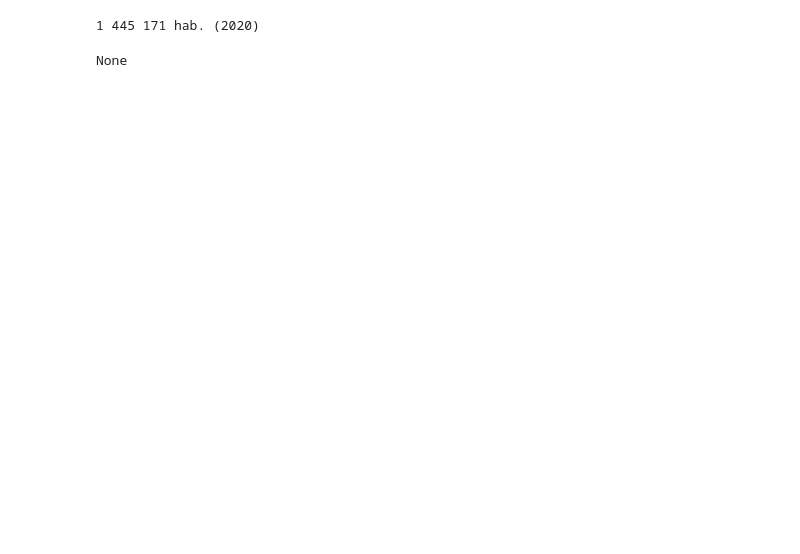
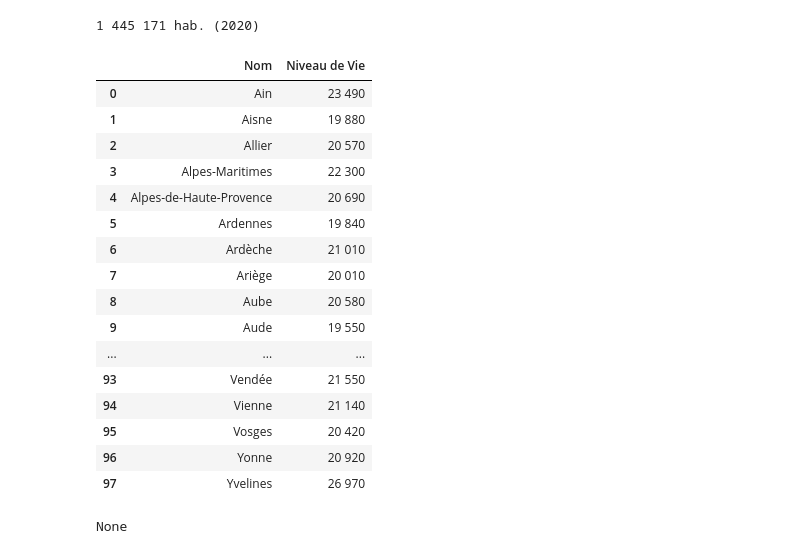
Before and after one commit to tgarnier067/Projet-Python-2023, a Jupyter notebook: recup_données.ipynb, the cells around one changed output. Cells and saved outputs as stored; diff of their text form; code cells hidden in the pictures; blank space fills up the shorter version.

Commit message:
Webscrapping du niveau de vie

```diff
--- a/recup_données.ipynb
+++ b/recup_données.ipynb
@@ -195,8 +186,3 @@ data_dep
-# %%
-nom_dep = lignes[0].find('td')
-    nom_dep = [item for item in nom_dep.contents if item.name != 'small'] # On retire les sous-titres (vf exemple sur la page de l'ile et vilaine)
-    nom_dep = nom_dep.text.strip()
-    nom_dep = re.sub(r'\([^)]*\)', '', nom_dep)  # On remarque que le webscrapping du nom du département du Rhône donne "Rhône (circonscription), donc on retire tout ce qui est entre paranthèse
 # %%
 # Test pour récupérer la population sur une page wikipédia
 
@@ -233,3 +221,37 @@ print(population_Loire_Atlantique)
+# %%
+text = request.urlopen("https://www.insee.fr/fr/statistiques/6436484?sommaire=6036904#tableau-figure1_radio1").read()
+page = bs4.BeautifulSoup(text, 'lxml')
+tableau = page.find('table',{'class':'tableau-produit'})
+tableau_body = tableau.find('tbody')
+lignes = tableau_body.find_all('tr')
+# %%
+dico_niveau_vie={}
+for ligne in lignes:
+    nom_dep = ligne.find('th').text.strip()
+    niveau_vie_dep = ligne.find('td').text.strip()
+    dico_niveau_vie[nom_dep] = {'Niveau de Vie': niveau_vie_dep}
+
+tableau_niveau_vie = pd.DataFrame.from_dict(dico_niveau_vie,orient='index').reset_index()
+tableau_niveau_vie = tableau_niveau_vie.rename(columns={'index':'Nom'})
+tableau_niveau_vie
+# %% [output]
+|  | Nom | Niveau de Vie |
+| 0 | Ain | 23 490 |
+| 1 | Aisne | 19 880 |
+| 2 | Allier | 20 570 |
+| 3 | Alpes-Maritimes | 22 300 |
+| 4 | Alpes-de-Haute-Provence | 20 690 |
+| 5 | Ardennes | 19 840 |
+| 6 | Ardèche | 21 010 |
+| 7 | Ariège | 20 010 |
+| 8 | Aube | 20 580 |
+| 9 | Aude | 19 550 |
+| ... | ... | ... |
+| 93 | Vendée | 21 550 |
+| 94 | Vienne | 21 140 |
+| 95 | Vosges | 20 420 |
+| 96 | Yonne | 20 920 |
+| 97 | Yvelines | 26 970 |
 # %%
 # Webscrapping des logements vacants
 
```
Also changed, not shown: parts of 4 cells of this notebook.
